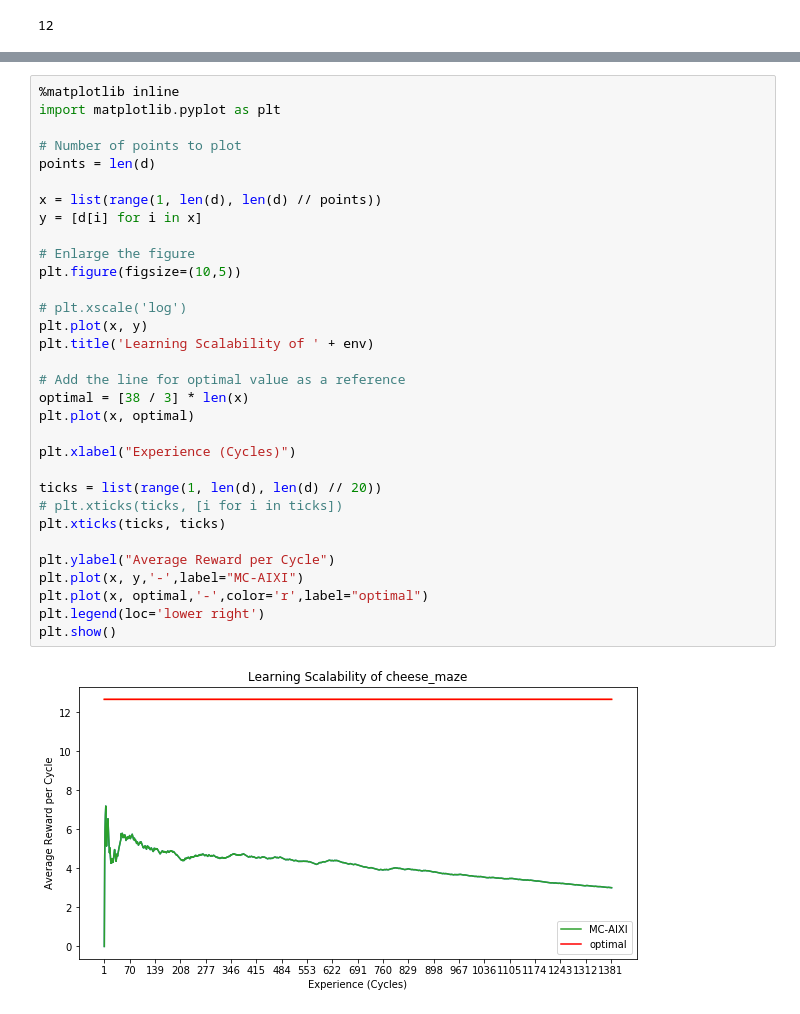
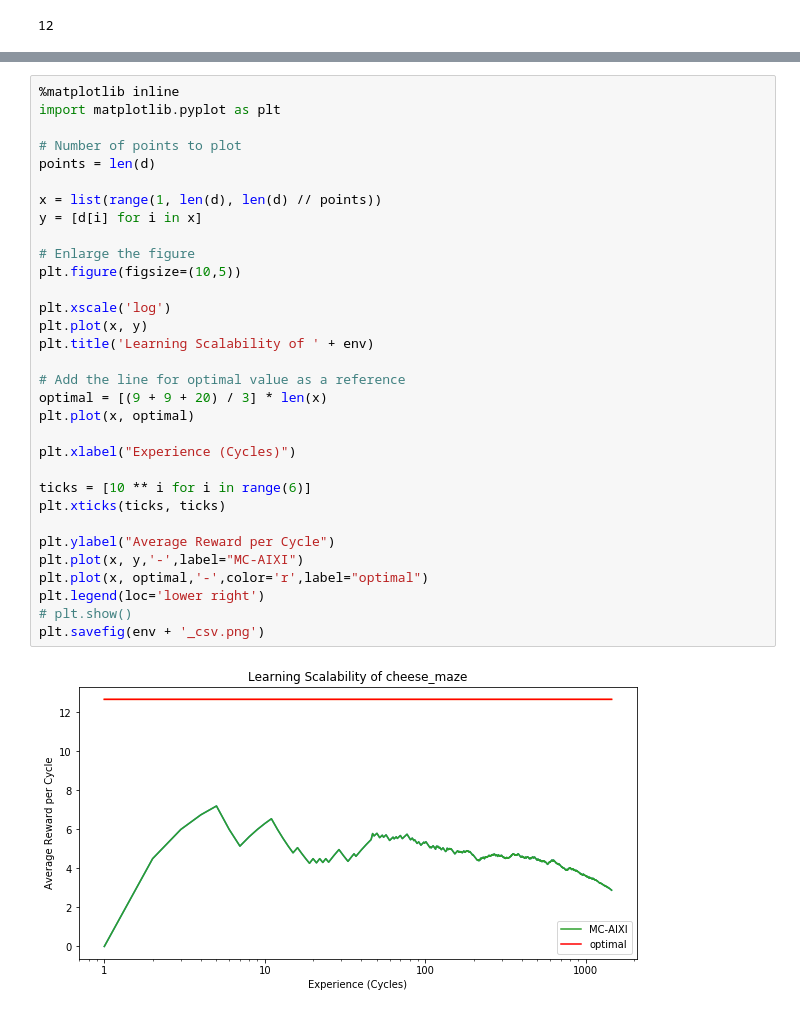
Before and after one commit to openAIunfair/aixi, a Jupyter notebook: Analysis.ipynb, the cells around one changed output, grey strips where cells are left out. Saved outputs shown, nothing was run; the diff lists cells and outputs as text.

```diff
--- a/Analysis.ipynb
+++ b/Analysis.ipynb
@@ -65,34 +65,34 @@ print(len(d))
 # %%
 %matplotlib inline
 import matplotlib.pyplot as plt
 
 # Number of points to plot
 points = len(d)
 
 x = list(range(1, len(d), len(d) // points))
 y = [d[i] for i in x]
 
 # Enlarge the figure
 plt.figure(figsize=(10,5))
 
-# plt.xscale('log')
+plt.xscale('log')
 plt.plot(x, y)
 plt.title('Learning Scalability of ' + env)
 
 # Add the line for optimal value as a reference
-optimal = [38 / 3] * len(x)
+optimal = [(9 + 9 + 20) / 3] * len(x)
 plt.plot(x, optimal)
 
 plt.xlabel("Experience (Cycles)")
 
-ticks = list(range(1, len(d), len(d) // 20))
-# plt.xticks(ticks, [i for i in ticks])
+ticks = [10 ** i for i in range(6)]
 plt.xticks(ticks, ticks)
 
 plt.ylabel("Average Reward per Cycle")
 plt.plot(x, y,'-',label="MC-AIXI")
 plt.plot(x, optimal,'-',color='r',label="optimal")
 plt.legend(loc='lower right')
-plt.show()
+# plt.show()
+plt.savefig(env + '_csv.png')
 # %% [output]
-[figure, old version]
+[figure, new version]
```
Also changed, not shown: parts of 2 cells of this notebook, 3 other files.
